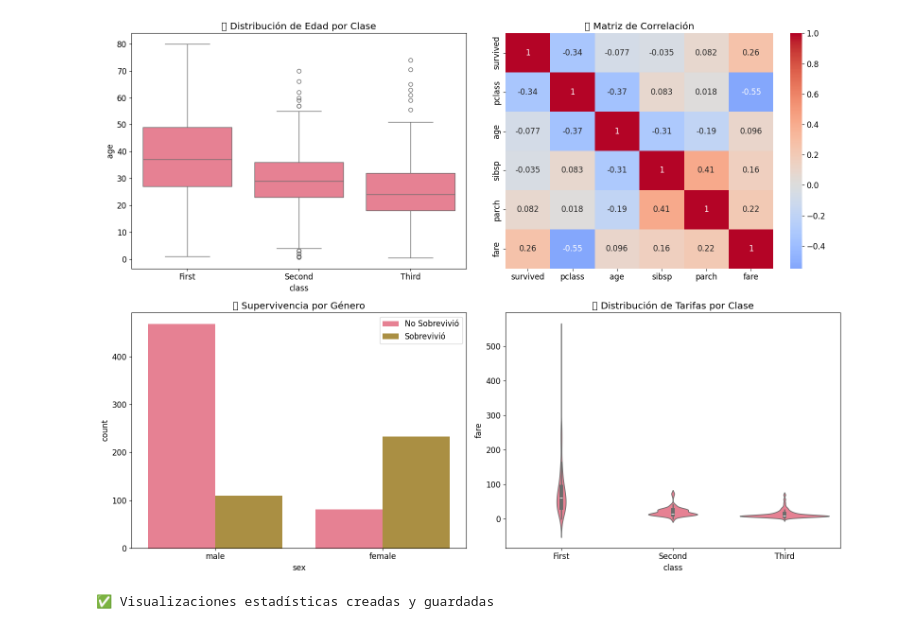
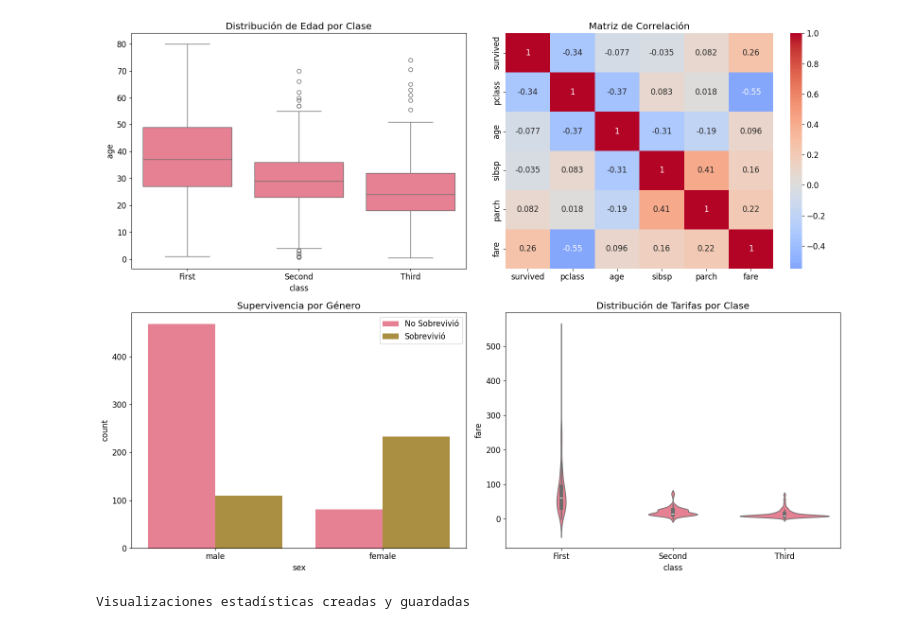
Before and after one commit to LorenaRomero-UEES/UEES-IA-Semana1-Romero-Mery, a Jupyter notebook: 02_Laboratorio/notebooks/02_Visualizacion_Datos.ipynb, the cells around one changed output. Drawn from its saved outputs; the diff is of its cells as text; code cells hidden in the pictures.

```diff
--- a/02_Laboratorio/notebooks/02_Visualizacion_Datos.ipynb
+++ b/02_Laboratorio/notebooks/02_Visualizacion_Datos.ipynb
@@ -72,33 +72,33 @@ print("✅ Gráficos básicos creados y guardados")
 # %%
-# === VISUALIZACIONES ESTADÍSTICAS CON SEABORN ===
+# VISUALIZACIONES ESTADÍSTICAS CON SEABORN
 
 fig, axes = plt.subplots(2, 2, figsize=(16, 12))
 
 # Boxplot - Edad por clase
 sns.boxplot(data=titanic, x='class', y='age', ax=axes[0,0])
-axes[0,0].set_title('📦 Distribución de Edad por Clase')
+axes[0,0].set_title('Distribución de Edad por Clase')
 
 # Heatmap - Correlación
 numeric_cols = ['survived', 'pclass', 'age', 'sibsp', 'parch', 'fare']
 correlation_matrix = titanic[numeric_cols].corr()
 sns.heatmap(correlation_matrix, annot=True, cmap='coolwarm', center=0, ax=axes[0,1])
-axes[0,1].set_title('🔥 Matriz de Correlación')
+axes[0,1].set_title('Matriz de Correlación')
 
 # Countplot - Supervivencia por género y clase
 sns.countplot(data=titanic, x='sex', hue='survived', ax=axes[1,0])
-axes[1,0].set_title('👥 Supervivencia por Género')
+axes[1,0].set_title('Supervivencia por Género')
 axes[1,0].legend(['No Sobrevivió', 'Sobrevivió'])
 
 # Violin plot - Tarifa por clase
 sns.violinplot(data=titanic, x='class', y='fare', ax=axes[1,1])
-axes[1,1].set_title('🎻 Distribución de Tarifas por Clase')
+axes[1,1].set_title('Distribución de Tarifas por Clase')
 
 plt.tight_layout()
 plt.savefig('/content/seaborn_estadisticos.png', dpi=300, bbox_inches='tight')
 plt.show()
 
-print("✅ Visualizaciones estadísticas creadas y guardadas")
+print("Visualizaciones estadísticas creadas y guardadas")
 # %% [output]
-[figure, old version]
+[figure, new version]
-✅ Visualizaciones estadísticas creadas y guardadas
+Visualizaciones estadísticas creadas y guardadas
 # %%
```
Also changed, not shown: parts of 6 cells of this notebook.
